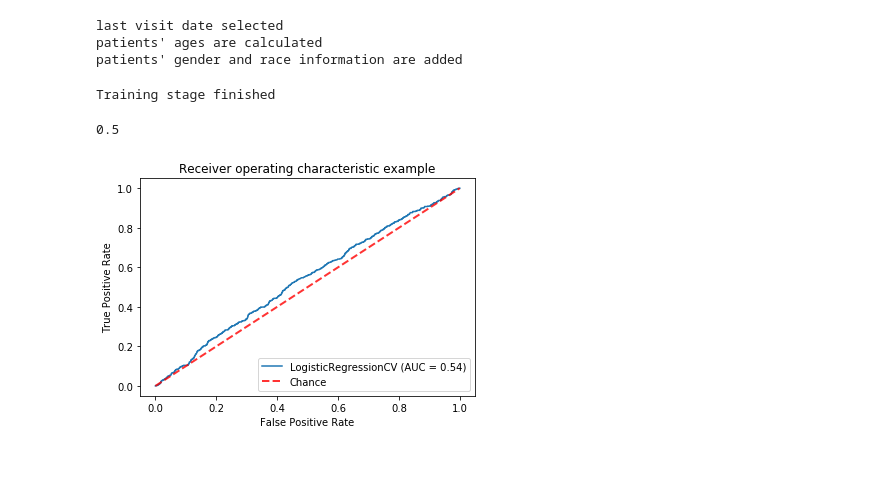
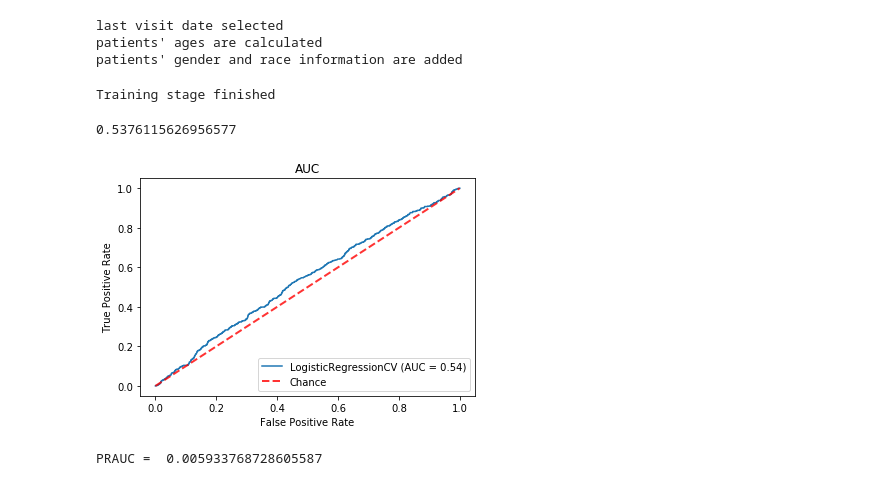
Before and after one commit to romirmoza/omop-cdm-postgresql, a Jupyter notebook: baseline_logit.ipynb, the cells around one changed output. Cells and saved outputs as stored; diff of their text form; code cells hidden in the pictures.

Commit message:
added PRAUC

```diff
--- a/baseline_logit.ipynb
+++ b/baseline_logit.ipynb
@@ -127,39 +111,51 @@ mortality_predictors = add_demographic_data(ROOT + FOLDER + FILE_STR + '_predict
 last visit date selected
 patients' ages are calculated
 patients' gender and race information are added
-# %%
-train_file = ROOT + FOLDER + FILE_STR + '_prediction_date_plus_demographic_data.csv'
-clf = logit_model(train_file)
-# %% [output]
-Training stage finished
 # %%
+train_file = ROOT + FOLDER + FILE_STR + '_prediction_date_plus_demographic_data.csv'
 data = pd.read_csv(train_file,low_memory = False).dropna(axis = 0,how = 'any')
 X = data.drop(['death','person_id'], axis = 1)
 features = X.columns.values
 Y = data[['death']]
 X = np.array(X)
 Y = np.array(data[['death']]).ravel()
-
-y_scores = clf.predict(X)
+clf = LogisticRegressionCV(cv = 3, penalty = 'l2', tol = 0.0001, fit_intercept = True, intercept_scaling = 1, class_weight = None, random_state = None,
+max_iter = 100, verbose = 0, n_jobs = None).fit(X,Y)
+dump(clf, ROOT+'/model/baseline.joblib')
+print("Training stage finished", flush = True)
+# %% [output]
+Training stage finished
 # %%
 from sklearn.metrics import roc_auc_score
 from sklearn.metrics import auc
 from sklearn.metrics import plot_roc_curve
 
+y_scores = clf.predict_proba(X)[:,1]
 roc_auc_score(Y, y_scores)
 # %% [output]
-0.5
+0.5376115626956577
 # %%
 #from https://scikit-learn.org/stable/auto_examples/model_selection/plot_roc_crossval.html#sphx-glr-auto-examples-model-selection-plot-roc-crossval-py
 
 fig, ax = plt.subplots()
 plot_roc_curve(clf, X, Y, ax=ax)
 ax.plot([0, 1], [0, 1], linestyle='--', lw=2, color='r',
         label='Chance', alpha=.8)
 
 ax.set(xlim=[-0.05, 1.05], ylim=[-0.05, 1.05],
-       title="Receiver operating characteristic example")
+       title="AUC")
 ax.legend(loc="lower right")
 plt.show()
 # %% [output]
-[figure, old version]
+[figure, new version]
+# %%
+# https://stats.stackexchange.com/questions/157012/area-under-precision-recall-curve-auc-of-pr-curve-and-average-precision-ap
+# https://github.com/scikit-learn/scikit-learn/issues/5992
+
+from sklearn.metrics import precision_recall_curve
+from sklearn.metrics import plot_precision_recall_curve
+from sklearn.metrics import average_precision_score
+average_precision = average_precision_score(Y, y_scores)
+print('PRAUC = ', average_precision)
+# %% [output]
+PRAUC =  0.005933768728605587
```
Also changed, not shown: parts of 2 cells of this notebook.
